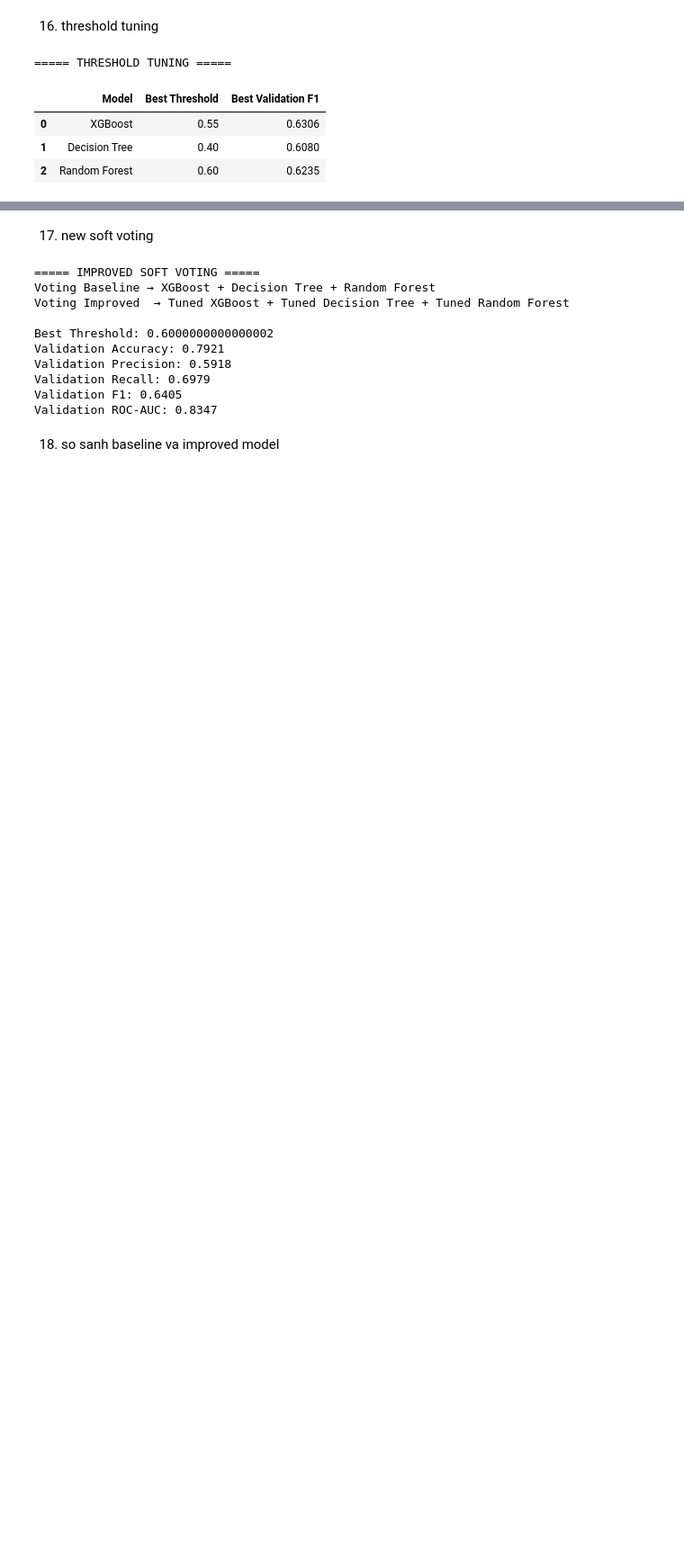
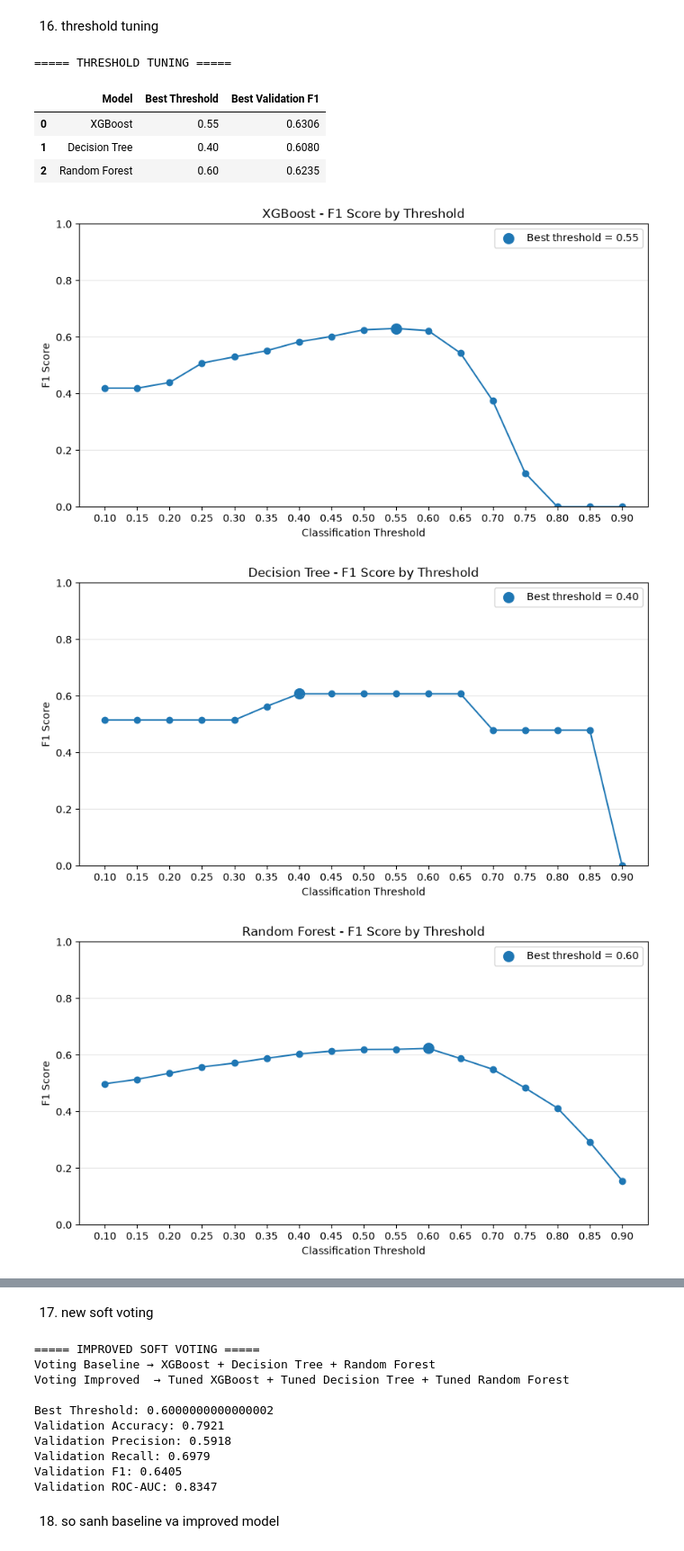
Before and after one commit to caohuy2107-tech/project1-, a Jupyter notebook: train.ipynb, the cells around one changed output, grey strips where cells are left out. Shown at 90% size. Cells and saved outputs as stored; diff of their text form; code cells hidden in the pictures; blank space fills up the shorter version.

```diff
--- a/train.ipynb
+++ b/train.ipynb
@@ -1030,3 +1133,78 @@ display(threshold_df)
 | 0 | XGBoost | 0.55 | 0.6306 |
 | 1 | Decision Tree | 0.40 | 0.6080 |
 | 2 | Random Forest | 0.60 | 0.6235 |
+# %%
+# ==========================================
+# VISUALIZE F1 SCORE AT EACH THRESHOLD
+# ==========================================
+
+import numpy as np
+import matplotlib.pyplot as plt
+from sklearn.metrics import f1_score
+
+thresholds = np.arange(0.10, 0.91, 0.05)
+
+threshold_results = {}
+
+for model_name, model in tuned_models.items():
+
+    # Xác suất dự đoán class 1 trên validation set
+    y_prob = model.predict_proba(X_val)[:, 1]
+
+    f1_scores = []
+
+    for threshold in thresholds:
+
+        # Chuyển probability thành class prediction
+        y_pred = (y_prob >= threshold).astype(int)
+
+        # Tính F1
+        f1 = f1_score(y_val, y_pred)
+
+        f1_scores.append(f1)
+
+    threshold_results[model_name] = f1_scores
+
+
+# ==========================================
+# VẼ BIỂU ĐỒ
+# ==========================================
+
+for model_name in tuned_models.keys():
+
+    plt.figure(figsize=(10, 5))
+
+    plt.plot(
+        thresholds,
+        threshold_results[model_name],
+        marker="o"
+    )
+
+    # Xác định threshold tốt nhất
+    best_index = np.argmax(threshold_results[model_name])
+    best_threshold = thresholds[best_index]
+    best_f1 = threshold_results[model_name][best_index]
+
+    # Đánh dấu điểm tốt nhất
+    plt.scatter(
+        best_threshold,
+        best_f1,
+        s=100,
+        label=f"Best threshold = {best_threshold:.2f}"
+    )
+
+    plt.xlabel("Classification Threshold")
+    plt.ylabel("F1 Score")
+    plt.title(f"{model_name} - F1 Score by Threshold")
+
+    plt.xticks(thresholds)
+    plt.ylim(0, 1)
+
+    plt.grid(axis="y", alpha=0.3)
+    plt.legend()
+
+    plt.show()
+# %% [output]
+[figure, added]
+[figure, added]
+[figure, added]
```
Also changed, not shown: parts of 6 cells of this notebook, 3 other files.
